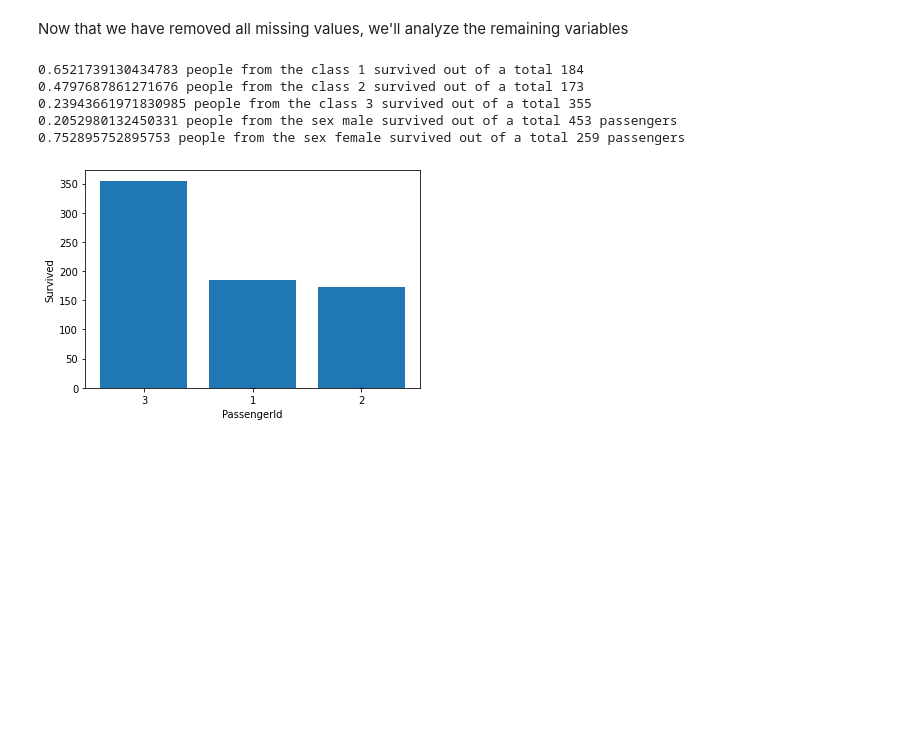
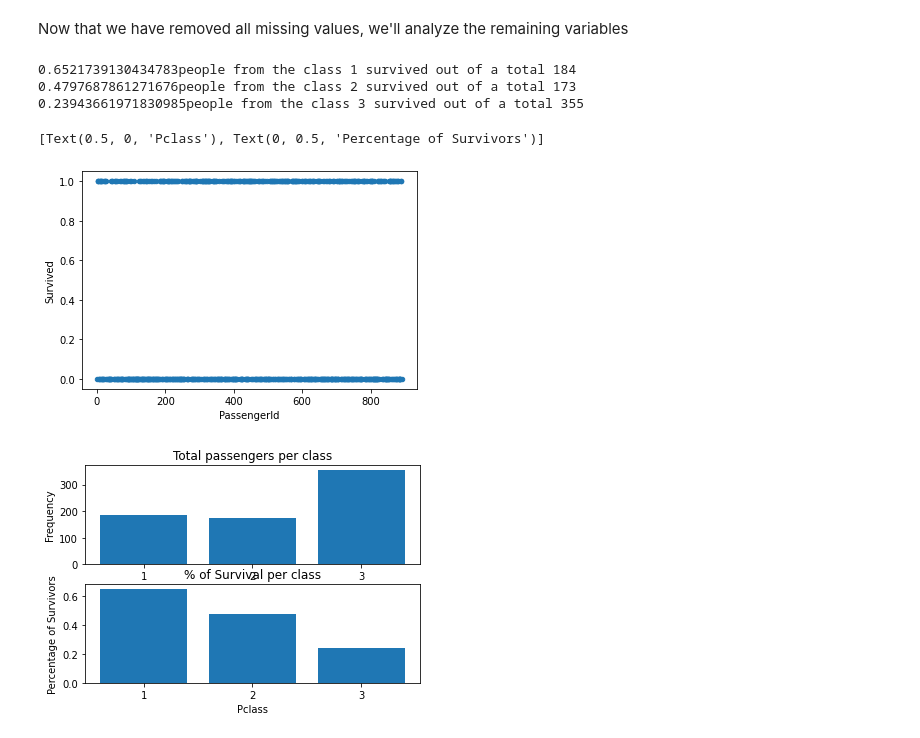
Before and after one commit to matheusorienrac/Notebooks, a Jupyter notebook: Titanic.ipynb, the cells around one changed output. Cells and saved outputs as stored; diff of their text form; code cells hidden in the pictures; blank space fills up the shorter version.

```diff
--- a/Titanic.ipynb
+++ b/Titanic.ipynb
@@ -107,42 +107,56 @@ Now that we have removed all missing values, we'll analyze the remaining variabl
 # %%
 # Passenger ID will be maintained because the order that the passengers were
 # added to the database may have something to do with their likelihood of survival.
 
 # By looking at the scatterplot, it doesn't seem to be the case though.
 train_data.plot.scatter(x="PassengerId", y="Survived")
 
 # Survived column is of course our variable of interest and dependent variable
 # and will be used in the models that we'll test.
 # print(train_data['Survived'].value_counts())  # 342 survived and 549 didnt
 
 # Pclass column has information about the social economic status of the passenger.
 # Doing some quick analysis:
 classes = []
+percentages_of_survival_pclass = []
 
 for i in range(1, 4):
     classes.append(train_data[train_data['Pclass'] == i].iloc[:, 1:3])
+    percentages_of_survival_pclass.append(sum(classes[i-1]['Survived'])/len(classes[i-1]['Survived']))
     print(
-        f"{sum(classes[i-1]['Survived'])/len(classes[i-1]['Survived'])} people from the class {i} survived out of a total {len(classes[i-1]['Survived'])}"
+        f"{percentages_of_survival_pclass[i-1]}people from the class {i} survived out of a total {len(classes[i-1]['Survived'])}"
     )
 
-plt.bar(train_data['Pclass'].value_counts().keys().astype(str),
-        train_data['Pclass'].value_counts())
+
+fig, axs = plt.subplots(2)
+axs[0].bar(train_data['Pclass'].value_counts().sort_index().keys().astype(str),
+        train_data['Pclass'].value_counts().sort_index())
+axs[0].set_title('Total passengers per class')
+axs[0].set(xlabel='Pclass', ylabel='Frequency')
+
+
+axs[1].bar(train_data['Pclass'].value_counts().sort_index().keys().astype(str),
+    percentages_of_survival_pclass)
+axs[1].set_title('% of Survival per class')
+axs[1].set(xlabel='Pclass', ylabel='Percentage of Survivors')
 
 # 63%, 47.2% and 24.2% are the percentage of people who survived in the classes
 # 1, 2 and 3 respectively. This tells us that the passengers with the highest
 # level of socio-economic status appear to have a higher chance of survival
 
 # Name column probably wont help us much here because if we take full names into consideration,
-# almost 100% of them would be unique. We could reduce the feature # to first name, last name or something like that but even then we might still
-# have way too many unique names. For now,  we'll move on without this feature.
-del train_data["Name"]
+# almost 100% of them would be unique. We could reduce the feature # to first name, last name or
+# something like that but even then we might still have way too many unique names.
+#For now,  we'll move on without this feature.
+
+# del train_data["Name"]
 # %% [output]
-0.6521739130434783 people from the class 1 survived out of a total 184
-0.4797687861271676 people from the class 2 survived out of a total 173
-0.23943661971830985 people from the class 3 survived out of a total 355
-0.2052980132450331 people from the sex male survived out of a total 453 passengers
-0.752895752895753 people from the sex female survived out of a total 259 passengers
+0.6521739130434783people from the class 1 survived out of a total 184
+0.4797687861271676people from the class 2 survived out of a total 173
+0.23943661971830985people from the class 3 survived out of a total 355
+[Text(0.5, 0, 'Pclass'), Text(0, 0.5, 'Percentage of Survivors')]
-[figure, old version]
+[figure, new version]
+[figure, added]
 # %%
 # Sex:
 sexes = []
```
Also changed, not shown: parts of 4 cells of this notebook.
